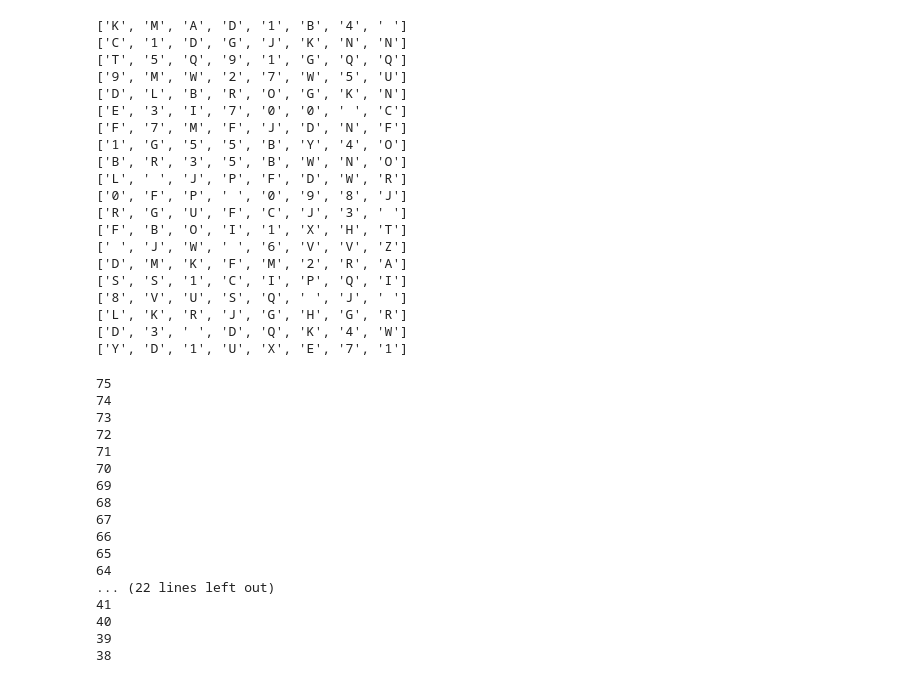
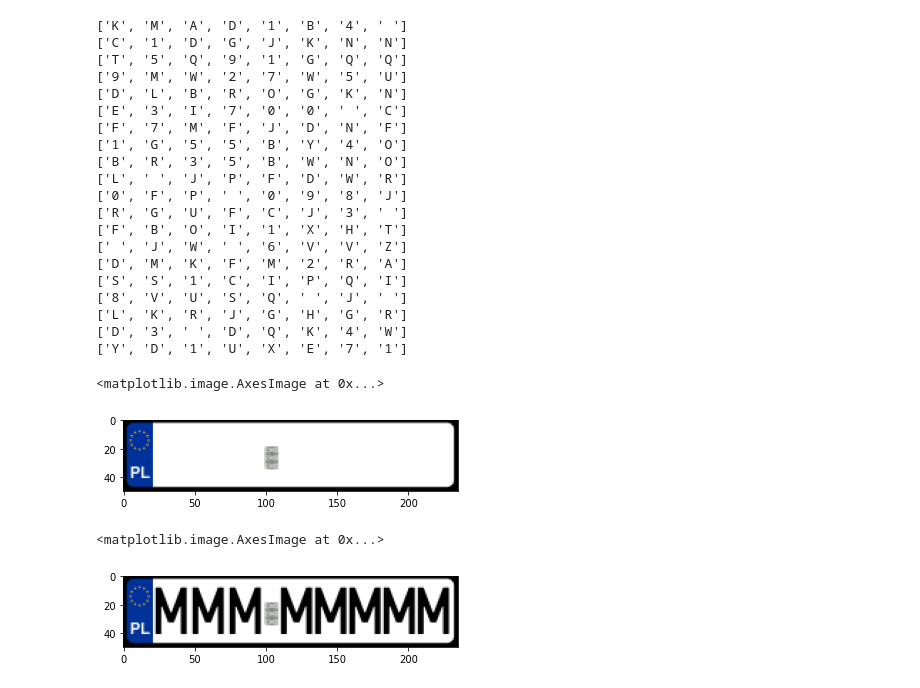
Before and after one commit to filusn/LPRNet, a Jupyter notebook: utils.ipynb, the cells around one changed output. Cells and saved outputs as stored; diff of their text form; code cells hidden in the pictures.

```diff
--- a/utils.ipynb
+++ b/utils.ipynb
@@ -178,25 +179,3 @@ CHARS2 = [
     'K', 'L', 'M', 'N', 'O', 'P', 'Q', 'R', 'S', 'T',
     'U', 'V', 'W', 'X', 'Y', 'Z', ' ', ' '
 ] * 2
-# %%
-for let in CHARS2:
-    CHARS2.remove(let)
-    print(len(CHARS2))
-# %% [output]
-75
-74
-73
-72
-71
-70
-69
-68
-67
-66
-65
-64
-... (22 lines left out)
-41
-40
-39
-38
@@ -202,0 +185,24 @@ for let in CHARS2:
+# %%
+# img = cv2.imread('templates/template_pl.png')
+img = Image.open('templates/template_pl.png')
+# plt.figure(figsize=(16, 16))
+plt.imshow(img)
+# %% [output]
+<matplotlib.image.AxesImage at 0x...>
+[figure, added]
+# %%
+text = 'MMMMMMMM'
+# text = 'IIIIIIII'
+draw = ImageDraw.Draw(img)
+draw.text((letter_locations[0], 8), text[0], font=font, fill=(0, 0, 0))
+draw.text((letter_locations[1], 8), text[1], font=font, fill=(0, 0, 0))
+draw.text((letter_locations[2], 8), text[2], font=font, fill=(0, 0, 0))
+draw.text((letter_locations[3], 8), text[3], font=font, fill=(0, 0, 0))
+draw.text((letter_locations[4], 8), text[4], font=font, fill=(0, 0, 0))
+draw.text((letter_locations[5], 8), text[5], font=font, fill=(0, 0, 0))
+draw.text((letter_locations[6], 8), text[6], font=font, fill=(0, 0, 0))
+draw.text((letter_locations[7], 8), text[7], font=font, fill=(0, 0, 0))
+plt.imshow(img)
+# %% [output]
+<matplotlib.image.AxesImage at 0x...>
+[figure, added]
```
Also changed, not shown: parts of 5 cells of this notebook.
